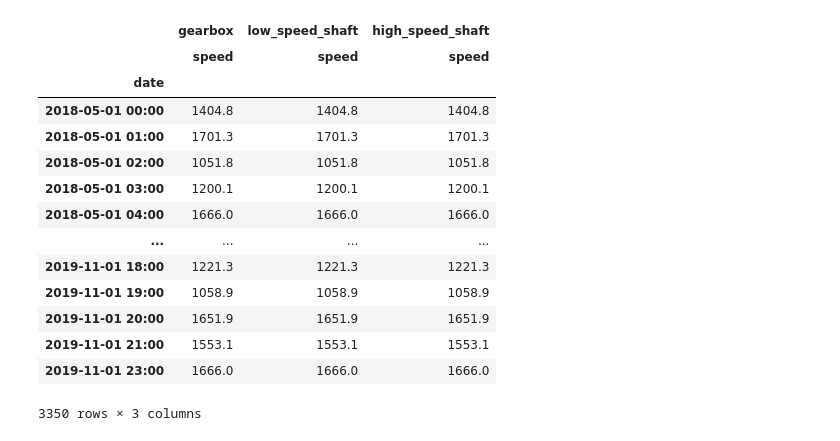
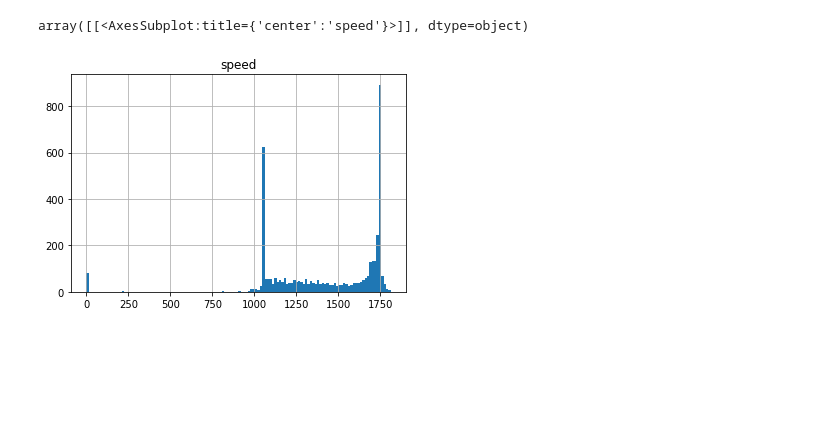
Before and after one commit to AiZhanghan/gearbox-fault-detection, a Jupyter notebook: code/train/niu_jia_ling/2.ipynb, the cells around one changed output. Saved outputs shown, nothing was run; the diff lists cells and outputs as text; code cells hidden in the pictures; blank space fills up the shorter version.

```diff
--- a/code/train/niu_jia_ling/2.ipynb
+++ b/code/train/niu_jia_ling/2.ipynb
@@ -43,18 +43,5 @@ feature
-# %%
-speed
-# %% [output]
-|  | gearbox | low_speed_shaft | high_speed_shaft |
-|  | speed | speed | speed |
-| date |  |  |  |
-| 2018-05-01 00:00 | 1404.8 | 1404.8 | 1404.8 |
-| 2018-05-01 01:00 | 1701.3 | 1701.3 | 1701.3 |
-| 2018-05-01 02:00 | 1051.8 | 1051.8 | 1051.8 |
-| 2018-05-01 03:00 | 1200.1 | 1200.1 | 1200.1 |
-| 2018-05-01 04:00 | 1666.0 | 1666.0 | 1666.0 |
-| ... | ... | ... | ... |
-| 2019-11-01 18:00 | 1221.3 | 1221.3 | 1221.3 |
-| 2019-11-01 19:00 | 1058.9 | 1058.9 | 1058.9 |
-| 2019-11-01 20:00 | 1651.9 | 1651.9 | 1651.9 |
-| 2019-11-01 21:00 | 1553.1 | 1553.1 | 1553.1 |
-| 2019-11-01 23:00 | 1666.0 | 1666.0 | 1666.0 |
-3350 rows × 3 columns
+# %%
+speed.hist(bins=128)
+# %% [output]
+array([[<AxesSubplot:title={'center':'speed'}>]], dtype=object)
+[figure, added]
```
Also changed, not shown: parts of 4 cells of this notebook, 5 other files.
